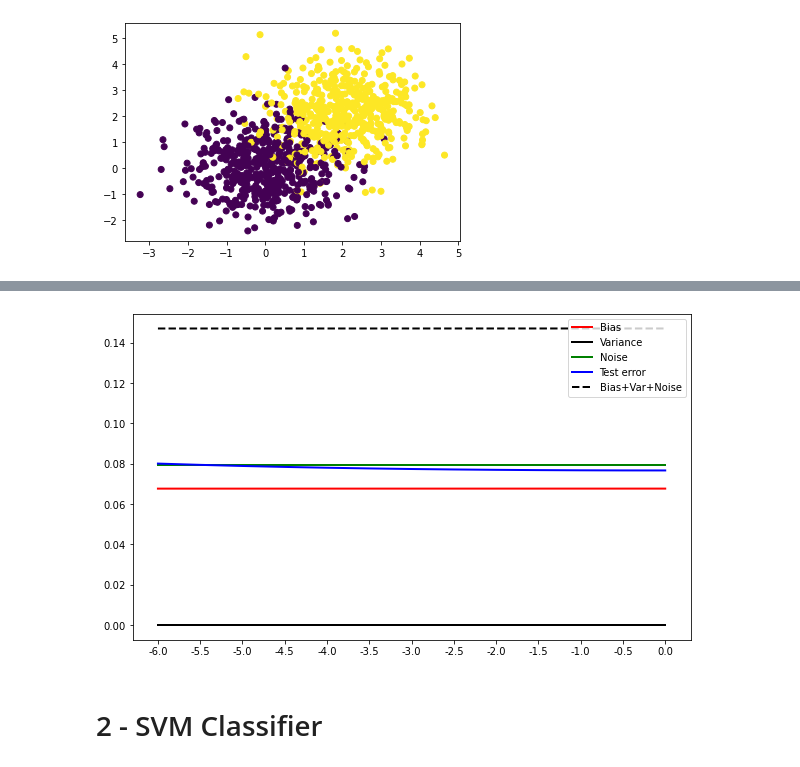
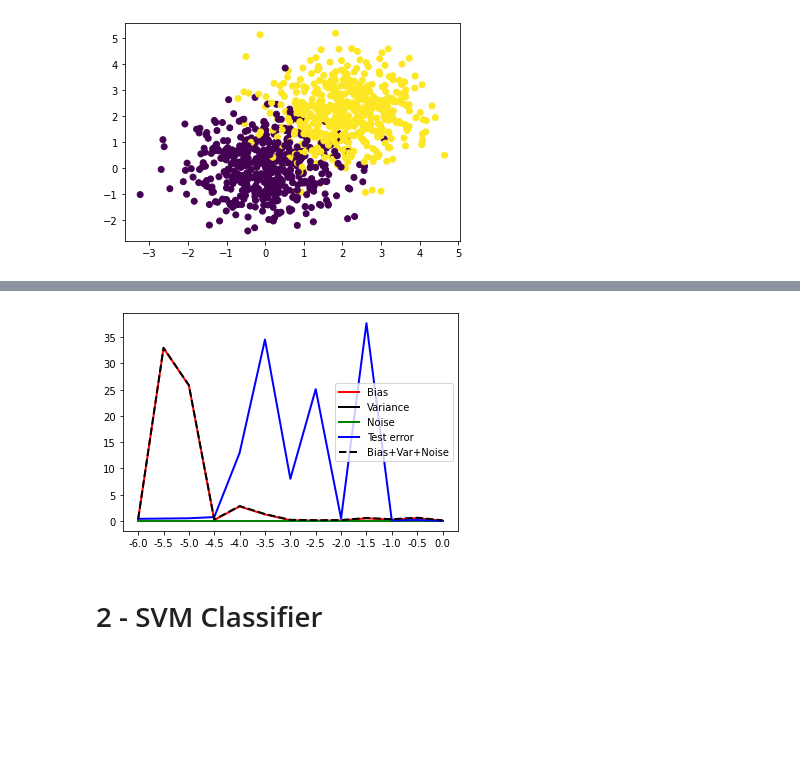
Before and after one commit to jsaikiran19/Applied_Machine_Learning, a Jupyter notebook: hw3/hw3.ipynb, the cells around one changed output, grey strips where cells are left out. Cells and saved outputs as stored; diff of their text form; code cells hidden in the pictures; blank space fills up the shorter version.

```diff
--- a/hw3/hw3.ipynb
+++ b/hw3/hw3.ipynb
@@ -66,37 +49,36 @@ from sklearn.linear_model import Ridge
 def computehbar(X_test,alpha,n):
     h = [0 for i in range(len(X_test))]
     for i in range(n):
-        X,y = toy_data(1000)
-        r = Ridge(alpha=alpha)
+        X,y = toy_data(500)
+        r = KernelRidge(alpha=alpha,kernel='rbf')
         r.fit(X,y)
         h.append(r.predict(X_test))
 
     return sum(h)/n
 # %%
 def computevariance(X_test,alpha,hbar, n):
-    var = np.zeros(len(X_test))
+    var = []
     for i in range(n):
-        X,y = toy_data(1000)
-        r = Ridge(alpha=alpha)
+        X,y = toy_data(500)
+        r = KernelRidge(alpha=alpha,kernel='rbf')
         r.fit(X,y)
         pred = r.predict(X_test)
-        var+=(pred-hbar)**2
+        var.append((pred-hbar)**2)
     return np.mean(var)/n
 # %%
 def biasvariancedemo(n):
-    alphas = np.arange(-6, 0+0.5, 0.5)
+    alphas = np.arange(-6, 0.5, 0.5)
     biass=[]
     noiss = []
     varss = []
     bvn = []
     t_error = []
     for alpha in alphas:
-#         alpha = 2**alpha
         s = 0
-        X_test,y_test = toy_data(10000)
+        X_test,y_test = toy_data(500)
         for j in range(n):
-            X,y = toy_data(10)
-            r = Ridge(alpha=alpha)
+            X,y = toy_data(50)
+            r = KernelRidge(alpha=alpha,kernel='rbf')
             r.fit(X,y)
             pred=r.predict(X)
             s+=np.mean((pred-y)**2)
@@ -116,21 +98,20 @@ def biasvariancedemo(n):
 #         print('alpha:{},bias:{},variance:{},noise:{},b+v+n:{},test_error:{}'.format(alpha,bias,variance,noise,(bias+variance+noise),s))
     return biass, varss,noiss,bvn,t_error
 # %%
-bias,var,noise,bvn,t_error = biasvariancedemo(100)
+bias,var,noise,bvn,t_error = biasvariancedemo(25)
 # %%
 # plot results
 alphas = np.arange(-6, 0.5, 0.5)
 n_alphas = len(alphas)
-plt.figure(figsize=(10,6))
 plt.plot(bias[:n_alphas],c='r',linestyle='-',linewidth=2)
 plt.plot(var[:n_alphas],c='k', linestyle='-',linewidth=2)
 plt.plot(noise[:n_alphas],c='g', linestyle='-',linewidth=2)
 plt.plot(t_error[:n_alphas],c='b', linestyle='-',linewidth=2)
 plt.plot(bvn[:n_alphas],c='k', linestyle='--',linewidth=2)
 plt.legend(["Bias","Variance","Noise","Test error","Bias+Var+Noise"])
 plt.xticks([i for i in range(n_alphas)],alphas);
 # %% [output]
-[figure, old version]
+[figure, new version]
 # %% [markdown]
 # 2 -  SVM Classifier
 # %%
```
Also changed, not shown: parts of 9 cells of this notebook, 1 other file.
